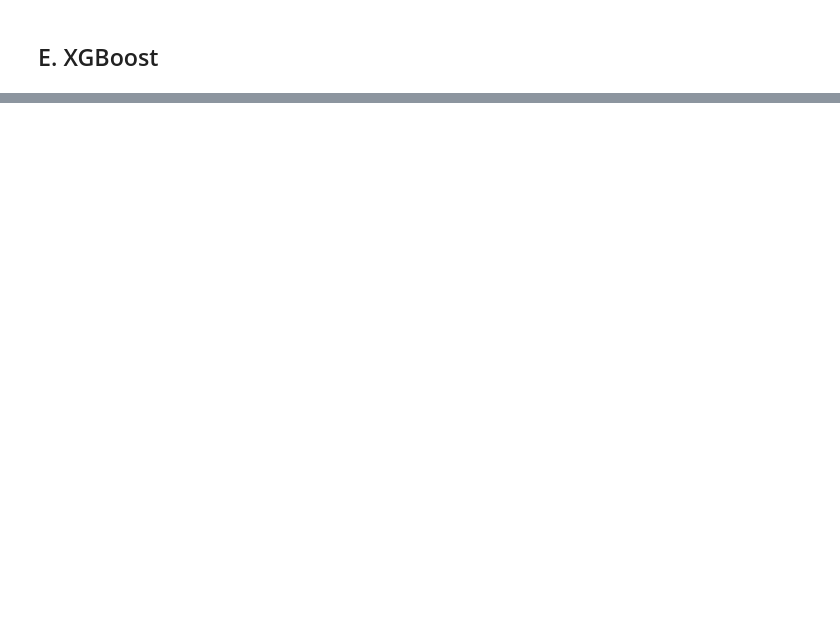
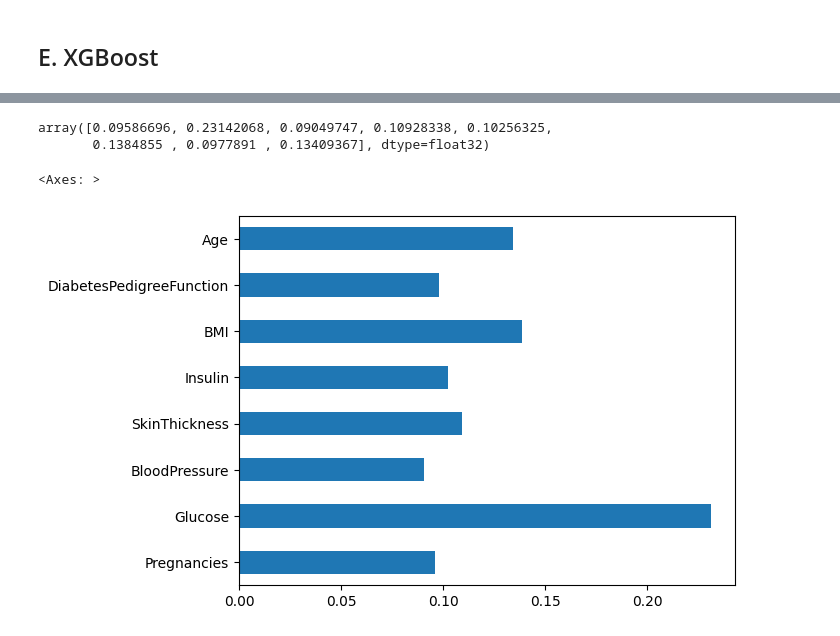
Before and after one commit to sabheen9/Diabetic-Patient-Prediction, a Jupyter notebook: DiabeticPatientPrediction.ipynb, the cells around one changed output, grey strips where cells are left out. Drawn from its saved outputs; the diff is of its cells as text; code cells hidden in the pictures; blank space fills up the shorter version.

```diff
--- a/DiabeticPatientPrediction.ipynb
+++ b/DiabeticPatientPrediction.ipynb
@@ -311,0 +329,3 @@ print(confusion_matrix(Y_test,dtr_predict))
+# %%
+xgb_model.fit(X_train,Y_train)
+xgb_predict=xgb_model.predict(X_test)
@@ -311,0 +352,10 @@ print(confusion_matrix(Y_test,dtr_predict))
+# %%
+xgb_model.feature_importances_
+# %% [output]
+array([0.09586696, 0.23142068, 0.09049747, 0.10928338, 0.10256325,
+       0.1384855 , 0.0977891 , 0.13409367], dtype=float32)
+# %%
+pd.Series(xgb_model.feature_importances_,index=X.columns).plot(kind='barh')
+# %% [output]
+<Axes: >
+[figure, added]
```
Also changed, not shown: parts of 19 cells of this notebook.
